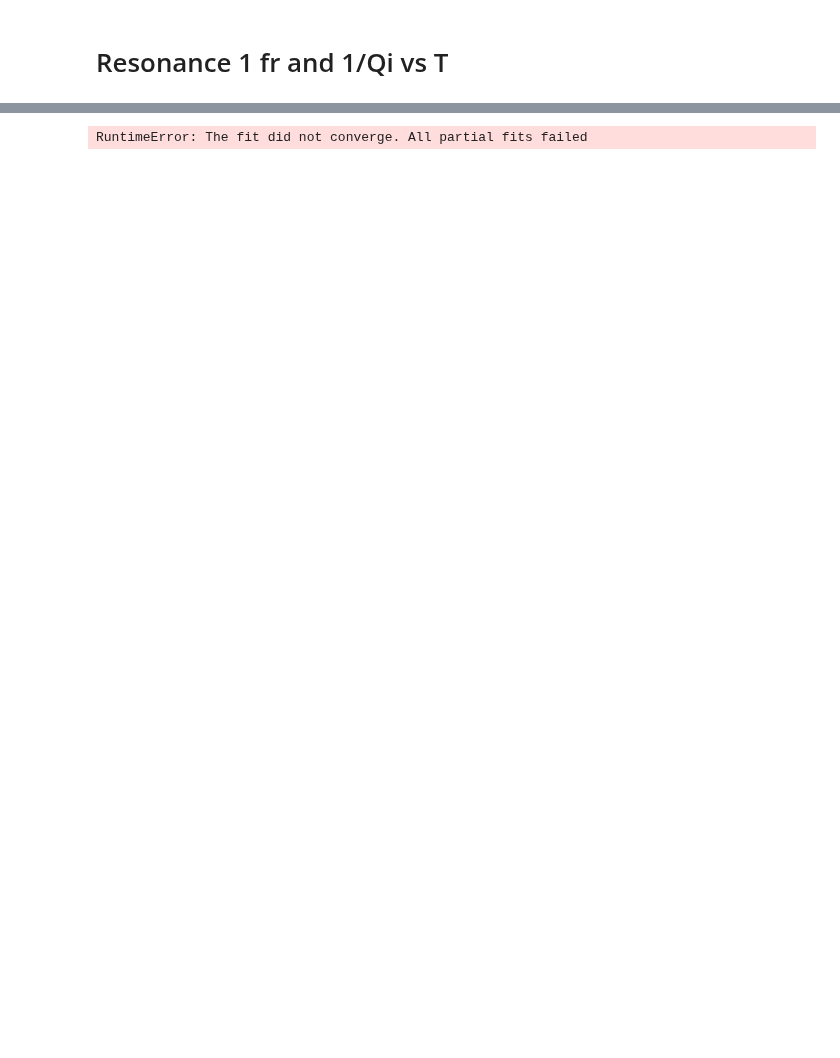
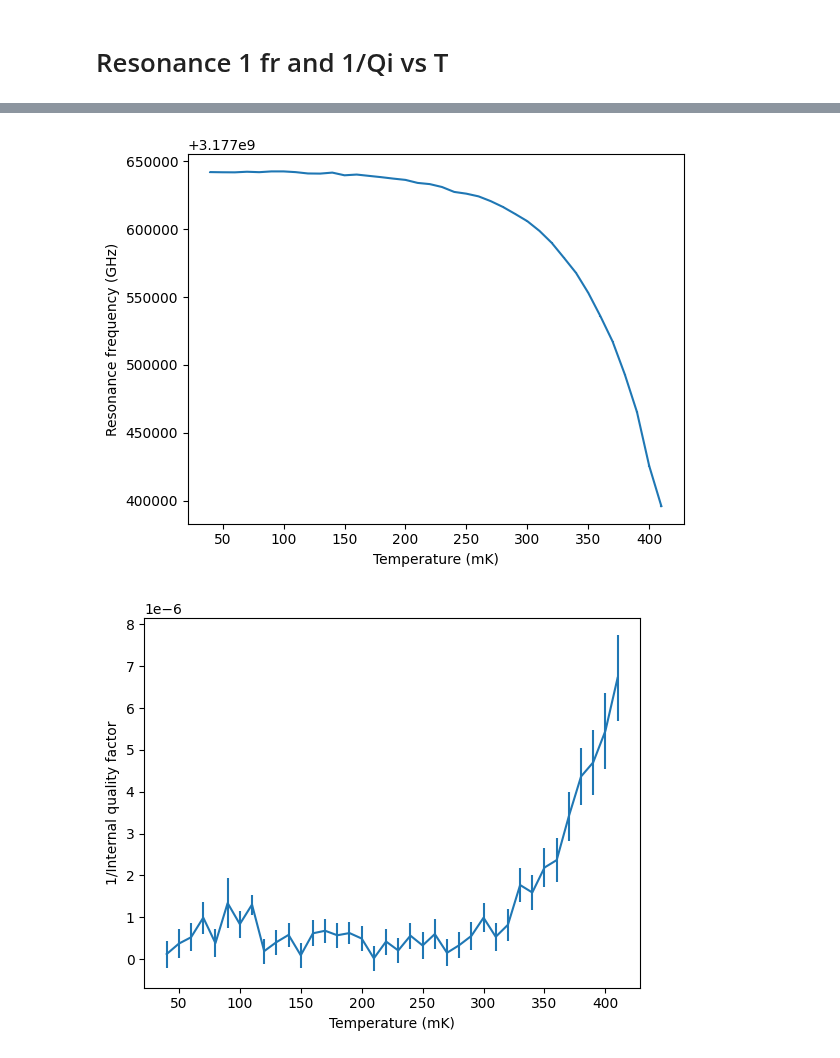
Before and after one commit to biqute/QTLab2425, a Jupyter notebook: IRdetection/Analysis/fitting_resonances_gap.ipynb, the cells around one changed output, grey strips where cells are left out. Cells and saved outputs as stored; diff of their text form; code cells hidden in the pictures; blank space fills up the shorter version.

```diff
--- a/IRdetection/Analysis/fitting_resonances_gap.ipynb
+++ b/IRdetection/Analysis/fitting_resonances_gap.ipynb
@@ -61,25 +52,51 @@ print(f[0])
 # %%
+#empty result and err arrays
+result_fr = []
+err_fr = []
+result_Qi = []
+err_Qi = []
 
+initial_guess = {
+    "f0": 17000, #0.1,
+    "phi": -0.2369, # 2.1,
+    "Qc": 29208,
+    "A": 0.0, #1.0,
+    "B": 2.8643e-8 ,#1e-9,
+    "C": 8.0398e-15,#1e-18,
+    "D": -3.5988e-20, # 1e-27
+    }
 
-#(116 - 40)/2 = 38
-#(410-30)/10 = 38
+param_limits = {
+    "Qc": (1e2, 1e7),
+    "Qt": (1e2, 1e7),
+    #'phi': (-20, 20),
+    #'f0': (-1e6, 1e6),
+    }
 
-for i in range(40, 116, 2):
-    f_i = f[int((i-40)/2)]
-    y_i = y[int((i-40)/2)]
+for i in range(0, len(T)):
+    f_i = f[int(i)]
+    y_i = y[int(i)]
 
     fmin = f_i[np.argmin(y_i)]
+    fwhm = peak_width(f_i, -y_i)
 
+    mask = (f_i > fmin - 7 * fwhm) & (f_i < fmin + 7 * fwhm)
+    f_i = f_i[mask]
+    y_i = y_i[mask]
+    #plt.plot(f_i, y_i)
+    #plt.show()
     # Estimate the initial guess of Qt
-    #Q_i = fmin / peak_width(f, -y)
-    #Qt_guess = 1/(1/initial_guess['Qc'] + 1/Q_i)
     Qt_guess = fmin / peak_width(f_i, -y_i)
+    print(peak_width(f_i, -y_i))
+    print(fmin)
 
     print(f"Qt_guess: {Qt_guess}")
     initial_guess['Qt'] = Qt_guess
+    #initial_guess['Qt'] = 21983
 
     # Estimate the initial guess of K
     initial_guess['K'] = (np.max(y_i) - np.min(y_i)) * initial_guess['Qc'] / initial_guess['Qt']
+    #initial_guess['K'] = 0.9623
     print(f"Initial guess: {initial_guess}")
 
     fit_data = np.column_stack((f_i, y_i))
@@ -87,9 +104,11 @@ for i in range(40, 116, 2):
                     param_names=["f0", "phi", "Qt", "Qc", "A", "B", "C", "D", "K"],
                     data=fit_data,
                     loss_function=LeastSquares,
-                    params_initial_guess=initial_guess)
+                    params_initial_guess=initial_guess,
+                    params_range=param_limits)
 
-    result = fitter.fit_quasi_magicus()
+    fitter.model.set_active_params(fitter.model.param_names)
+    result = fitter.fit()
     result_dict = result.values.to_dict()
     err_dict = result.errors.to_dict()
 
@@ -101,17 +120,34 @@ for i in range(40, 116, 2):
     Qc = result_dict['Qc']
     err_Qi.append(np.sqrt((err_dict['Qt'] * Qt**-2)**2 + (err_dict['Qc'] * Qc**-2)**2) * ((1/Qt-1/Qc)**-2))
 
+    print("Q_res" + str(i*2 + 40))
+    print("Q_i: " + str(abs((1/result_dict['Qt']-1/result_dict['Qc'])**-1)))
+
+    print(f"Result: {result_dict}")
+    # grapher = fitPlotter(result, f_i, y_i, S21_model)
+    # grapher.simple_plot()
+
+
 
 print(result_fr)
 print(result_Qi)
 print(T)
+#print lenght of every result and error array
+print(len(result_fr))
+print(len(err_fr))
+print(len(result_Qi))
+print(len(err_Qi))
+print(len(T))
 
 plt.errorbar(T, result_fr, err_fr, linestyle='-', label='fr')
 plt.ylabel('Resonance frequency (GHz)')
 plt.xlabel('Temperature (mK)')
 plt.show()
 
-plt.errorbar(T, 1/result_Qi, err_Qi*result_Qi**-2, linestyle='-', label='Qi')
+Qi_plot = 1/np.array(result_Qi)
+err_Qi_plot = err_Qi*np.array(result_Qi)**-2
+i
+plt.errorbar(T, Qi_plot, err_Qi_plot, linestyle='-', label='Qi')
 plt.ylabel('1/Internal quality factor')
 plt.xlabel('Temperature (mK)')
 plt.show()
@@ -136 +172,2 @@ Partial fit 9 converged bad , p-value = 0.0
-RuntimeError: The fit did not converge. All partial fits failed
+[figure, added]
+[figure, added]
```
Also changed, not shown: parts of 4 cells of this notebook, 2 other files.
